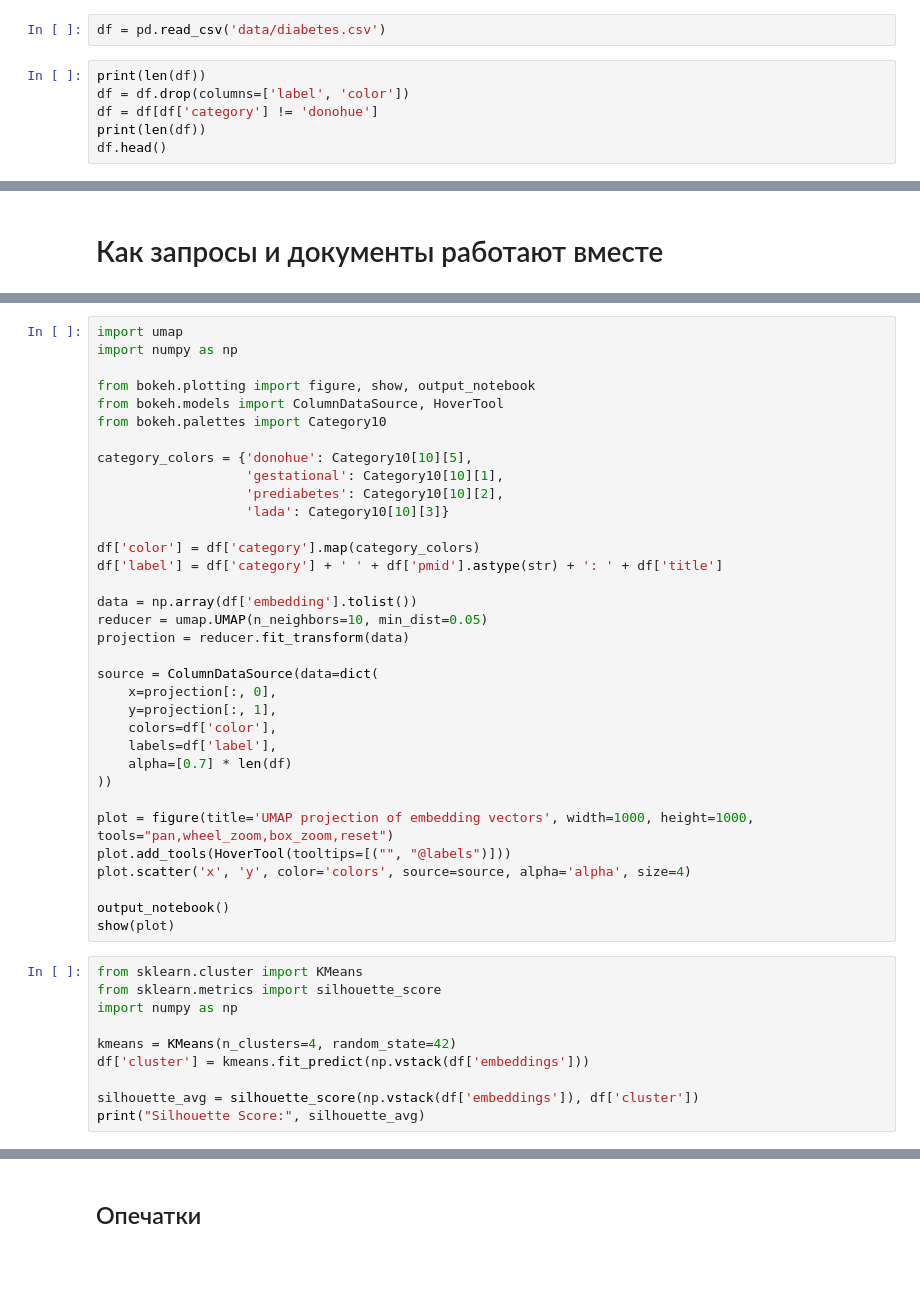
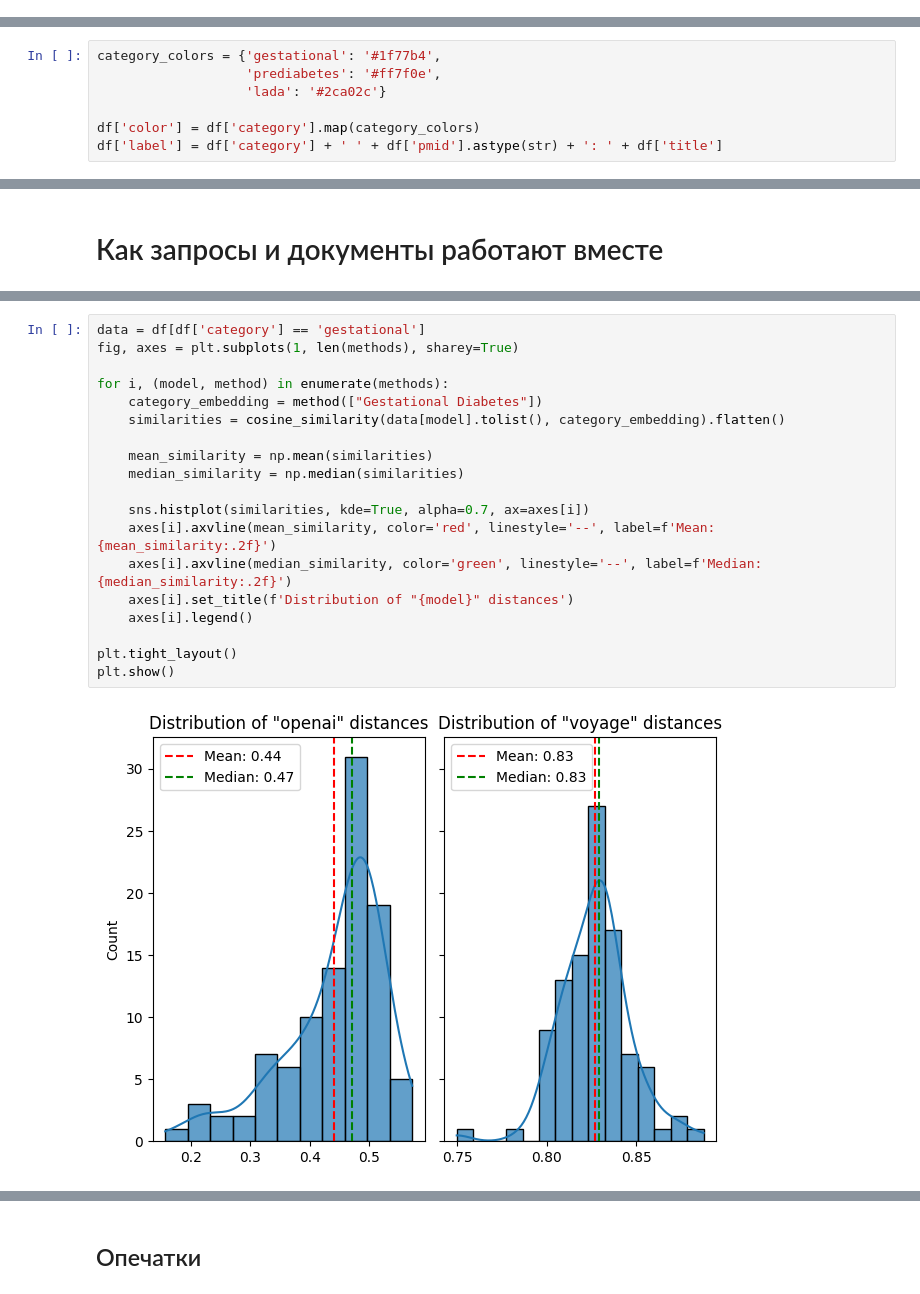
Before and after one commit to chakchurina/embedding-model-selection, a Jupyter notebook: embedding_analysis.ipynb, the cells around one changed output, grey strips where cells are left out. Saved outputs shown, nothing was run; the diff lists cells and outputs as text; blank space fills up the shorter version.

Commit message:
Finished the notebook

```diff
--- a/embedding_analysis.ipynb
+++ b/embedding_analysis.ipynb
@@ -172,8 +250,0 @@ plt.show()
-# %%
-df = pd.read_csv('data/diabetes.csv')
-# %%
-print(len(df))
-df = df.drop(columns=['label', 'color'])
-df = df[df['category'] != 'donohue']
-print(len(df))
-df.head()
@@ -248,0 +260,7 @@ plt.show()
+# %%
+category_colors = {'gestational': '#1f77b4',
+                   'prediabetes': '#ff7f0e',
+                   'lada': '#2ca02c'}
+
+df['color'] = df['category'].map(category_colors)
+df['label'] = df['category'] + ' ' + df['pmid'].astype(str) + ': ' + df['title']
@@ -265,45 +329,22 @@ df[df['abstract'] == ""]
-# %%
-import umap
-import numpy as np
-
-from bokeh.plotting import figure, show, output_notebook
-from bokeh.models import ColumnDataSource, HoverTool
-from bokeh.palettes import Category10
-
-category_colors = {'donohue': Category10[10][5],
-                   'gestational': Category10[10][1],
-                   'prediabetes': Category10[10][2],
-                   'lada': Category10[10][3]}
-
-df['color'] = df['category'].map(category_colors)
-df['label'] = df['category'] + ' ' + df['pmid'].astype(str) + ': ' + df['title']
-
-data = np.array(df['embedding'].tolist())
-reducer = umap.UMAP(n_neighbors=10, min_dist=0.05)
-projection = reducer.fit_transform(data)
-
-source = ColumnDataSource(data=dict(
-    x=projection[:, 0],
-    y=projection[:, 1],
-    colors=df['color'],
-    labels=df['label'],
-    alpha=[0.7] * len(df)
-))
-
-plot = figure(title='UMAP projection of embedding vectors', width=1000, height=1000, tools="pan,wheel_zoom,box_zoom,reset")
-plot.add_tools(HoverTool(tooltips=[("", "@labels")]))
-plot.scatter('x', 'y', color='colors', source=source, alpha='alpha', size=4)
-
-output_notebook()
-show(plot)
-# %%
-from sklearn.cluster import KMeans
-from sklearn.metrics import silhouette_score
-import numpy as np
-
-kmeans = KMeans(n_clusters=4, random_state=42)
-df['cluster'] = kmeans.fit_predict(np.vstack(df['embeddings']))
-
-silhouette_avg = silhouette_score(np.vstack(df['embeddings']), df['cluster'])
-print("Silhouette Score:", silhouette_avg)
+# %%
+data = df[df['category'] == 'gestational']
+fig, axes = plt.subplots(1, len(methods), sharey=True)
+
+for i, (model, method) in enumerate(methods):
+    category_embedding = method(["Gestational Diabetes"])
+    similarities = cosine_similarity(data[model].tolist(), category_embedding).flatten()
+
+    mean_similarity = np.mean(similarities)
+    median_similarity = np.median(similarities)
+
+    sns.histplot(similarities, kde=True, alpha=0.7, ax=axes[i])
+    axes[i].axvline(mean_similarity, color='red', linestyle='--', label=f'Mean: {mean_similarity:.2f}')
+    axes[i].axvline(median_similarity, color='green', linestyle='--', label=f'Median: {median_similarity:.2f}')
+    axes[i].set_title(f'Distribution of "{model}" distances')
+    axes[i].legend()
+
+plt.tight_layout()
+plt.show()
+# %% [output]
+[figure, added]
 # %% [markdown]
```
Also changed, not shown: parts of 68 cells of this notebook.
